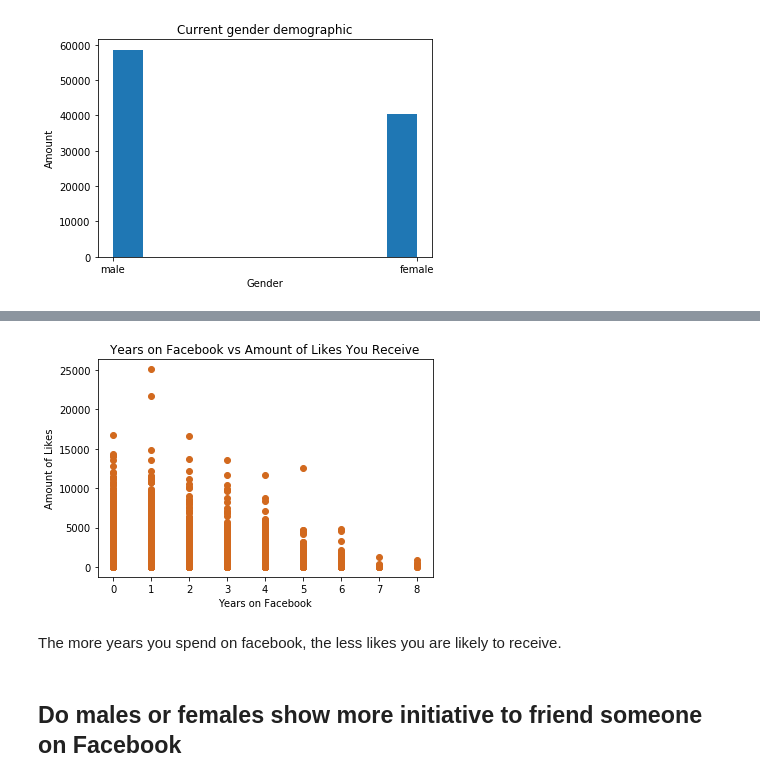
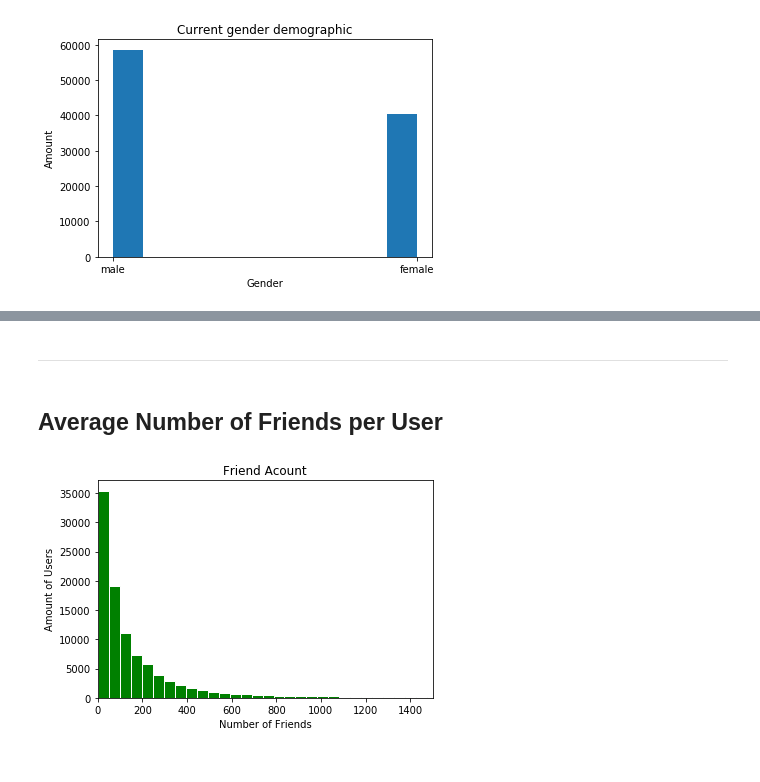
Before and after one commit to chloequinto/OnlineSocialNetworks, a Jupyter notebook: A09/main.ipynb, the cells around one changed output, grey strips where cells are left out. Saved outputs shown, nothing was run; the diff lists cells and outputs as text; code cells hidden in the pictures.

```diff
--- a/A09/main.ipynb
+++ b/A09/main.ipynb
@@ -43,17 +49,3 @@ plt.ylabel("Amount")
 plt.show()
 # %% [output]
 [figure]
-# %%
-#convert column to int
-fb_data['age'] = fb_data['age'].astype('int32')
-
-# #convert into groups
-# less10 = fb_data[(fb_data["age"] > 0) & (fb_data["age"] <=10)]
-# less20 = fb_data[(fb_data["age"] > 10) & (fb_data["age"] <=20)]
-# less30 = fb_data[(fb_data["age"] > 20) & (fb_data["age"] <=30)]
-# less40 = fb_data[(fb_data["age"] > 30) & (fb_data["age"] <=40)]
-# less50 = fb_data[(fb_data["age"] > 40) & (fb_data["age"] <=50)]
-# less60 = fb_data[(fb_data["age"] > 60) & (fb_data["age"] <=70)]
-# less70 = fb_data[(fb_data["age"] > 70) & (fb_data["age"] <=80)]
-# less80 = fb_data[(fb_data["age"] > 80) & (fb_data["age"] <=90)]
-# less90 = fb_data[(fb_data["age"] > 90) & (fb_data["age"] <=100)]
@@ -77,12 +52,13 @@ That's interesting. The general population shows that the less number of friends
-# %%
-plt.scatter((fb_data["tenure"].astype("int32")//365), fb_data["likes"], color="chocolate")
-plt.title("Years on Facebook vs Amount of Likes You Receive")
-plt.xlabel("Years on Facebook")
-plt.ylabel("Amount of Likes")
-plt.show()
-# %% [output]
-[figure, removed]
-# %% [markdown]
-The more years you spend on facebook, the less likes you are likely to receive.
-# %% [markdown]
-## Do males or females show more initiative to friend someone on Facebook
+# %% [markdown]
+---
+# %% [markdown]
+## Average Number of Friends per User
+# %%
+plt.hist(fb_data["friend_count"], color="green", ec="white", bins=100)
+plt.ylabel("Amount of Users")
+plt.xlabel("Number of Friends")
+plt.title("Friend Acount")
+plt.xlim(0,1500)
+plt.show()
+# %% [output]
+[figure, added]
```
Also changed, not shown: parts of 20 cells of this notebook.
